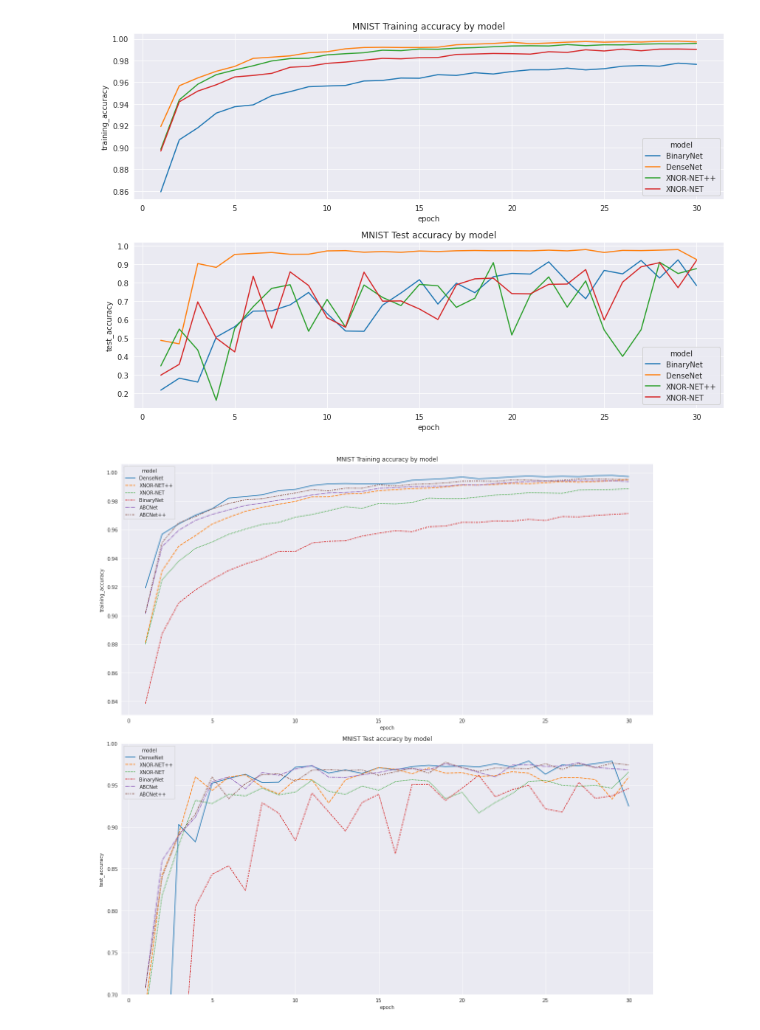
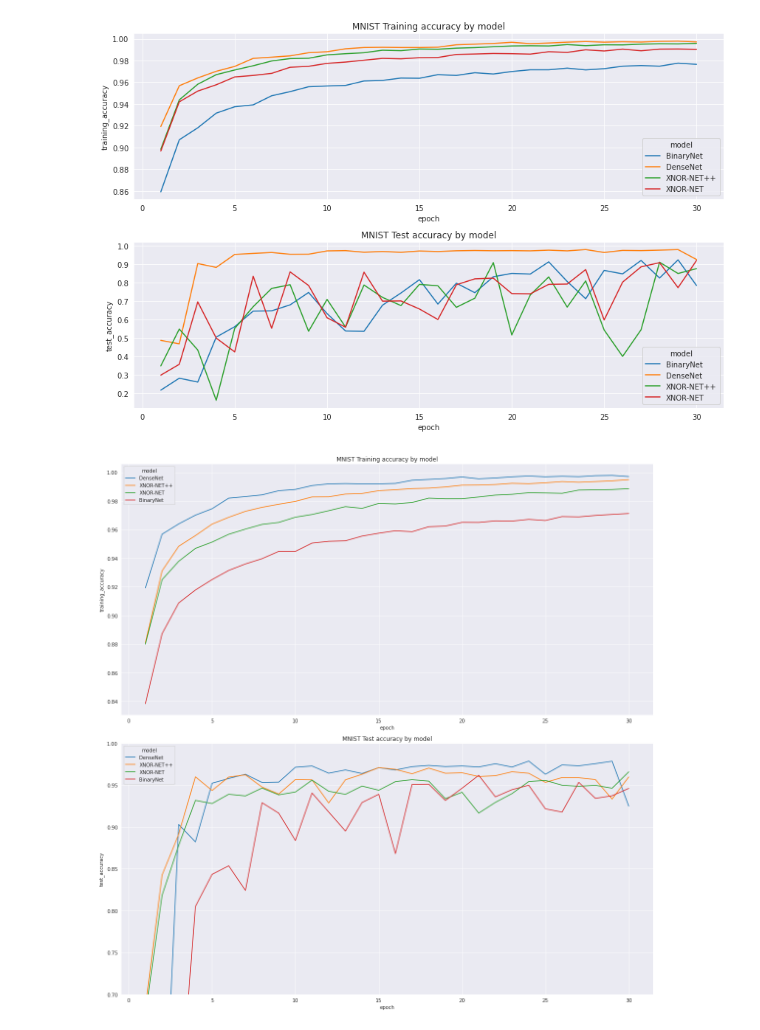
Before and after one commit to ramizouari/BNN, a Jupyter notebook: Analysis.ipynb, the cells around one changed output. Drawn from its saved outputs; the diff is of its cells as text; code cells hidden in the pictures.

```diff
--- a/Analysis.ipynb
+++ b/Analysis.ipynb
@@ -17,10 +16,14 @@ U=[]
 for fileName in os.listdir("results/MNIST"):
     match=re.match("([A-Za-z0-9-+]+)-Results-MNIST.csv",fileName)
     if match:
-        U.append(load_model_results(f"results/MNIST/{fileName}",match.group(1)))
+        R=load_model_results(f"results/MNIST/{fileName}",match.group(1))
+        R["test_avg_accuracy"]=R["test_accuracy"].mean()
+        R["test_max_accuracy"]=R["test_accuracy"].max()
+        U.append(R)
 
 results=pd.concat(U,axis=0,ignore_index=True)
 results.dropna(inplace=True)
+results["data"]="Standard"
 # %%
 fig,(ax1,ax2)=plt.subplots(2,1,figsize=(12,8))
 sns.lineplot(data=results,x="epoch",y="training_accuracy",hue="model",ax=ax1)
@@ -42,16 +45,25 @@ U=[]
 for fileName in os.listdir("local"):
     match=re.match("([A-Za-z0-9-+]+)-MNIST-Noise.json",fileName)
     if match:
-        U.append(load_noisy_model(f"local/{fileName}",match.group(1)))
+        R=load_noisy_model(f"local/{fileName}",match.group(1))
+        R["test_avg_accuracy"]=R["test_accuracy"].mean()
+        R["test_max_accuracy"]=R["test_accuracy"].max()
+        U.append(R)
 results_with_noise=pd.concat([results[results["model"]=="DenseNet"],*U],ignore_index=True)
+results_with_noise.sort_values(by=["test_max_accuracy","model","epoch"],inplace=True,ascending=False)
+results_with_noise["data"]="Noisy"
 # %%
-fig,(ax1,ax2)=plt.subplots(2,1,figsize=(16,16))
-sns.lineplot(data=results_with_noise,x="epoch",y="training_accuracy",hue="model",style="model",ax=ax1)
-ax1.set_title("MNIST Training accuracy by model")
-sns.lineplot(data=results_with_noise,x="epoch",y="test_accuracy",hue="model",style="model",ax=ax2)
-ax2.set_title("MNIST Test accuracy by model")
-ax2.set(ylim=(.70,1))
-fig.tight_layout()
-fig.savefig("local/MNIST.png")
+def plot_results(data,save_path:str,style=None,ylim=(.70,1),palette="tab10"):
+    fig,(ax1,ax2)=plt.subplots(2,1,figsize=(16,16))
+    sns.lineplot(data=data,x="epoch",y="training_accuracy",hue="model",style=style,ax=ax1,palette="tab10")
+    ax1.set_title("MNIST Training accuracy by model")
+    sns.lineplot(data=data,x="epoch",y="test_accuracy",hue="model",style=style,ax=ax2,palette="tab10")
+    ax2.set_title("MNIST Test accuracy by model")
+    ax2.set(ylim=ylim)
+    fig.tight_layout()
+    fig.savefig(save_path)
-# %% [output]
-[figure, removed]
+# %%
+S1=["DenseNet","XNOR-NET++","XNOR-NET","BinaryNet"]
+plot_results(results_with_noise[results_with_noise["model"].isin(S1)],"local/MNIST-noise-1.svg")
+# %% [output]
+[figure, added]
```
Also changed, not shown: parts of 3 cells of this notebook, 16 other files.
